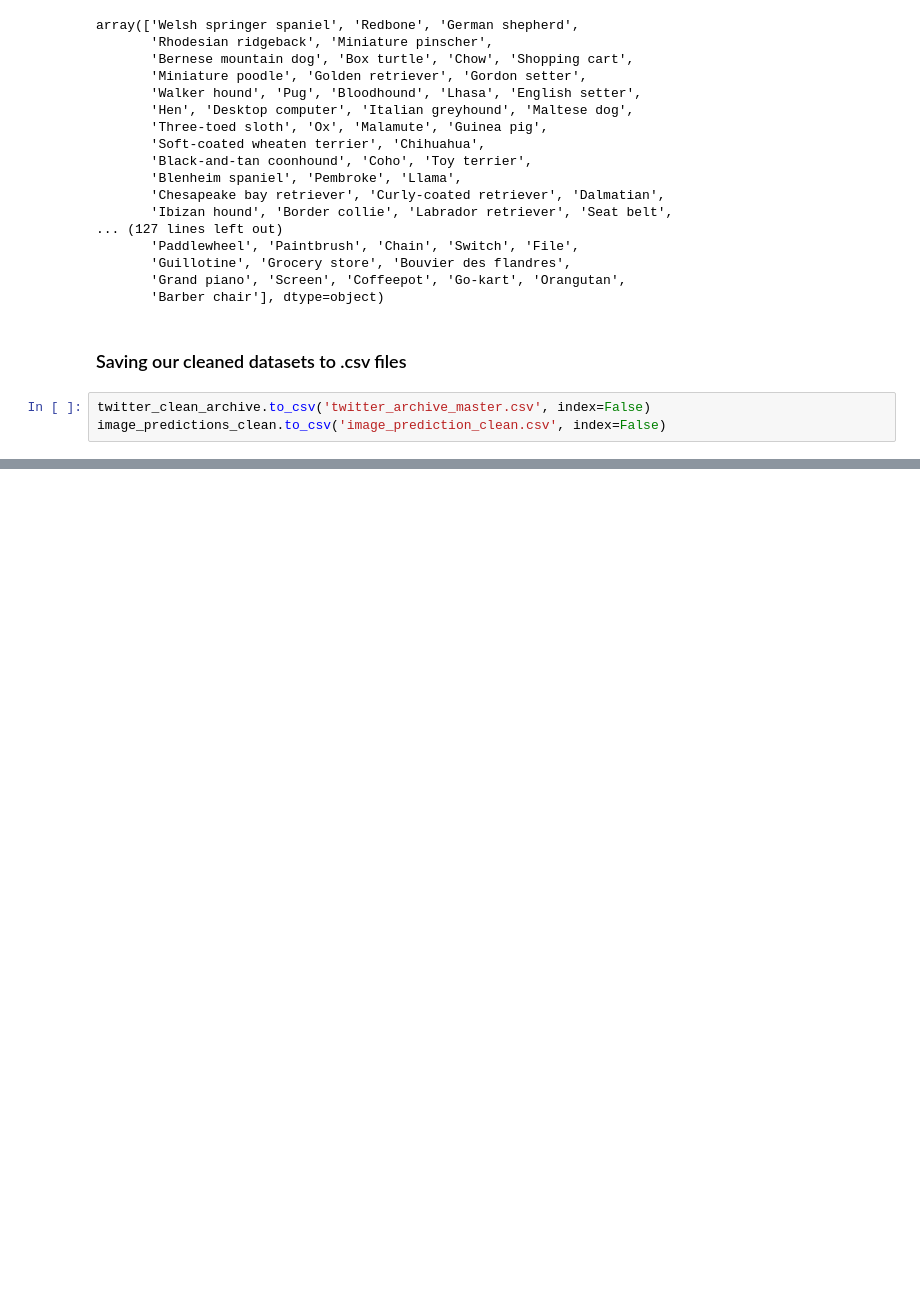
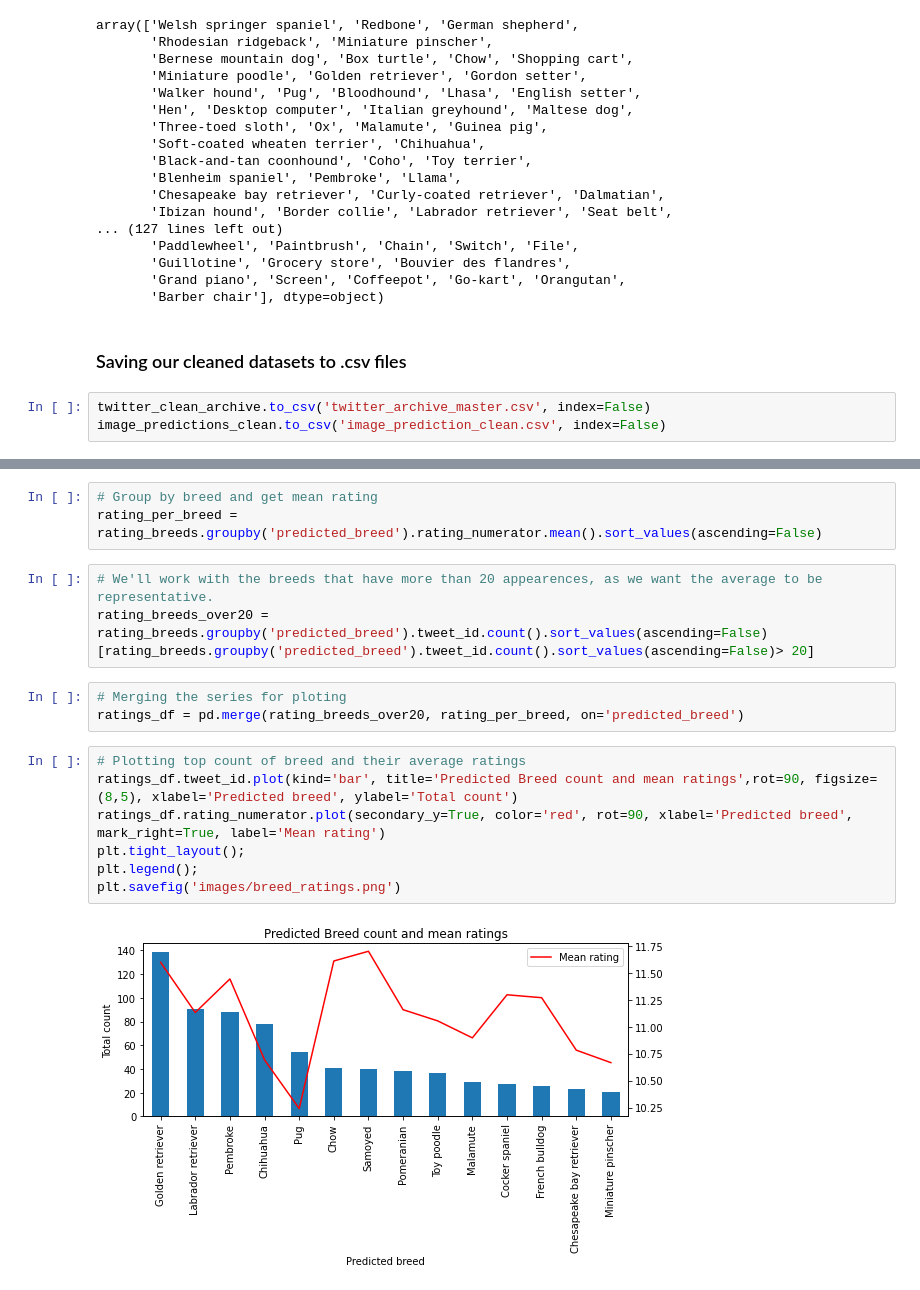
Before and after one commit to erossels/Data-wrangling, a Jupyter notebook: wrangle_act.ipynb, the cells around one changed output, grey strips where cells are left out. Drawn from its saved outputs; the diff is of its cells as text; blank space fills up the shorter version.

```diff
--- a/Project 4 - Data Wrangling by Eduardo Rossel.ipynb
+++ b/wrangle_act.ipynb
@@ -1018,0 +1120,18 @@ Create a 250-word-minimum written report called act_report.pdf or act_report.htm
+# %%
+# Group by breed and get mean rating
+rating_per_breed = rating_breeds.groupby('predicted_breed').rating_numerator.mean().sort_values(ascending=False)
+# %%
+# We'll work with the breeds that have more than 20 appearences, as we want the average to be representative.
+rating_breeds_over20 = rating_breeds.groupby('predicted_breed').tweet_id.count().sort_values(ascending=False)[rating_breeds.groupby('predicted_breed').tweet_id.count().sort_values(ascending=False)> 20]
+# %%
+# Merging the series for ploting
+ratings_df = pd.merge(rating_breeds_over20, rating_per_breed, on='predicted_breed')
+# %%
+# Plotting top count of breed and their average ratings
+ratings_df.tweet_id.plot(kind='bar', title='Predicted Breed count and mean ratings',rot=90, figsize=(8,5), xlabel='Predicted breed', ylabel='Total count')
+ratings_df.rating_numerator.plot(secondary_y=True, color='red', rot=90, xlabel='Predicted breed', mark_right=True, label='Mean rating')
+plt.tight_layout();
+plt.legend();
+plt.savefig('images/breed_ratings.png')
+# %% [output]
+[figure, added]
```
Also changed, not shown: parts of 29 cells of this notebook, 9 other files.
